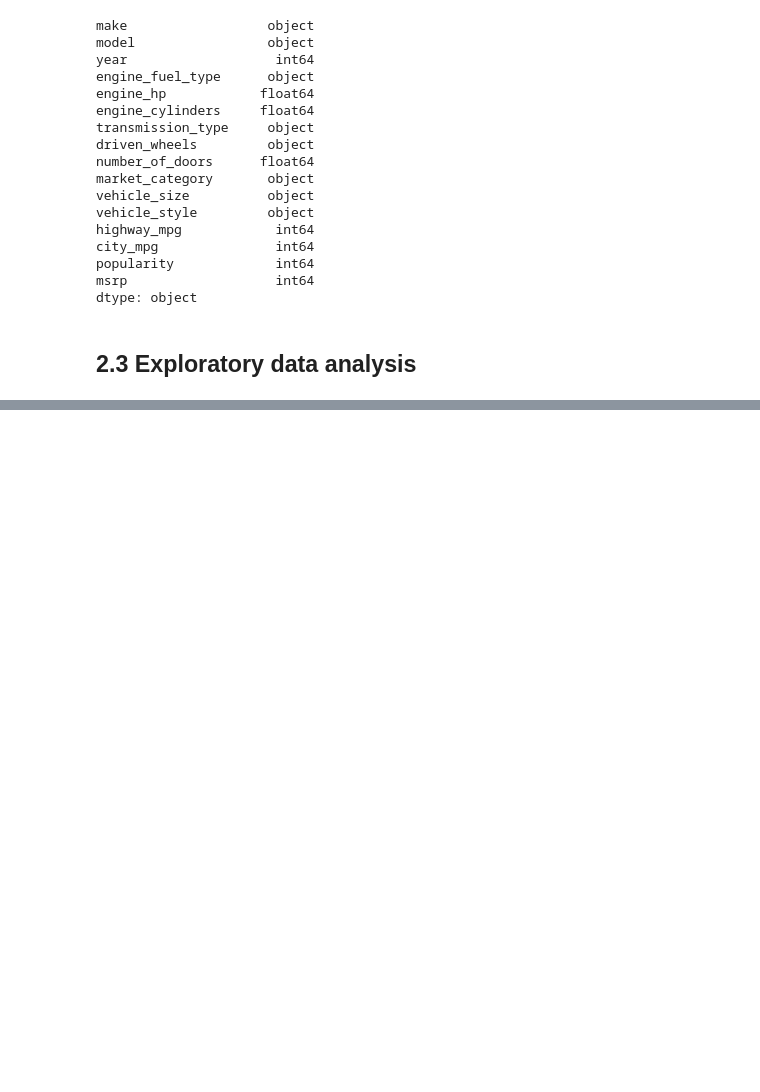
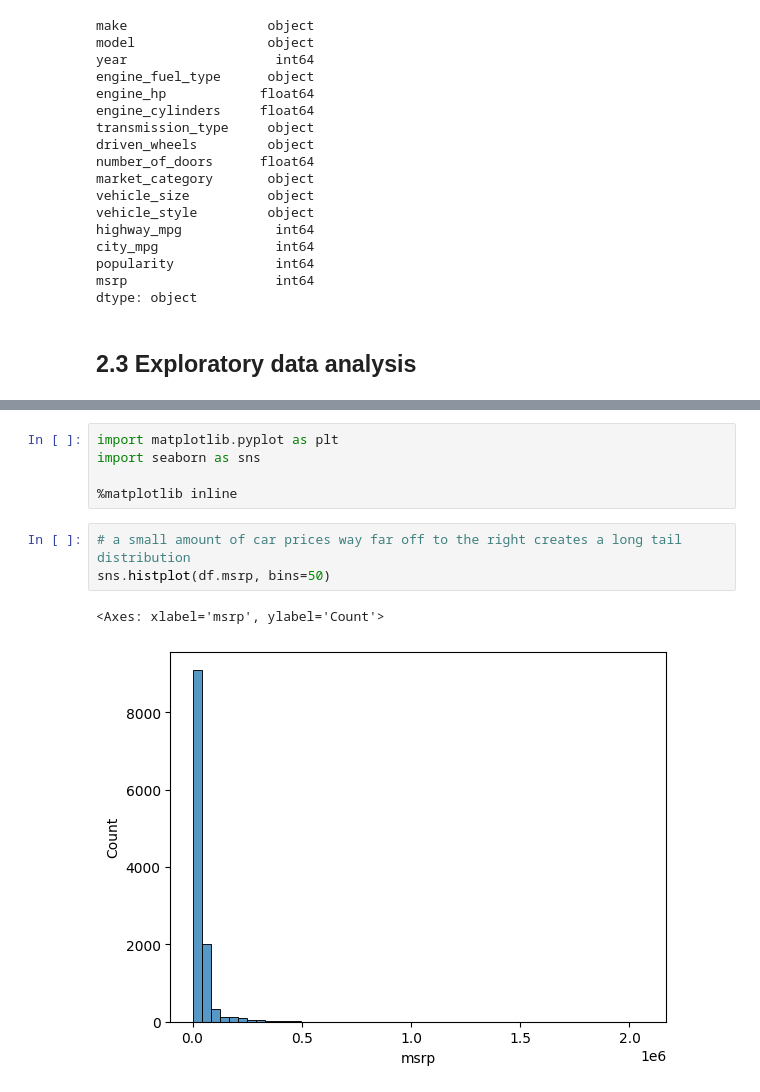
Before and after one commit to brukeg/machine-learning-zoomcamp, a Jupyter notebook: 02-regression/2.2 lesson.ipynb, the cells around one changed output, grey strips where cells are left out. Cells and saved outputs as stored; diff of their text form; blank space fills up the shorter version.

```diff
--- a/02-regression/2.2 lesson.ipynb
+++ b/02-regression/2.2 lesson.ipynb
@@ -112,0 +153,11 @@ dtype: object
+# %%
+import matplotlib.pyplot as plt
+import seaborn as sns
+
+%matplotlib inline
+# %%
+# a small amount of car prices way far off to the right creates a long tail distribution
+sns.histplot(df.msrp, bins=50)
+# %% [output]
+<Axes: xlabel='msrp', ylabel='Count'>
+[figure, added]
```
Also changed, not shown: parts of 7 cells of this notebook.
